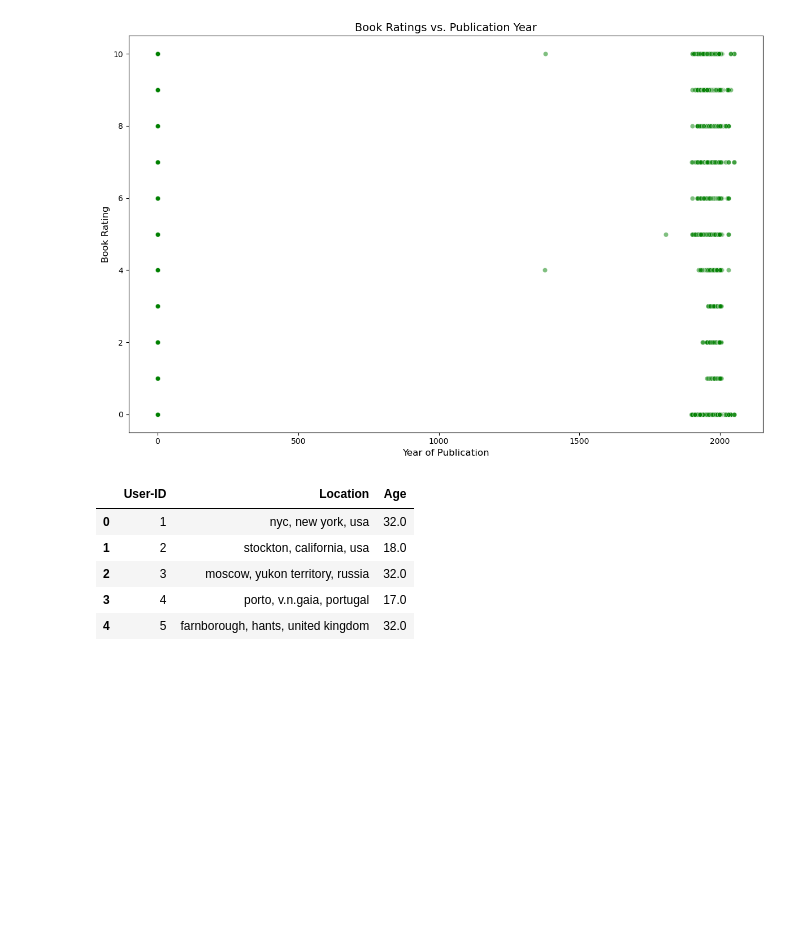
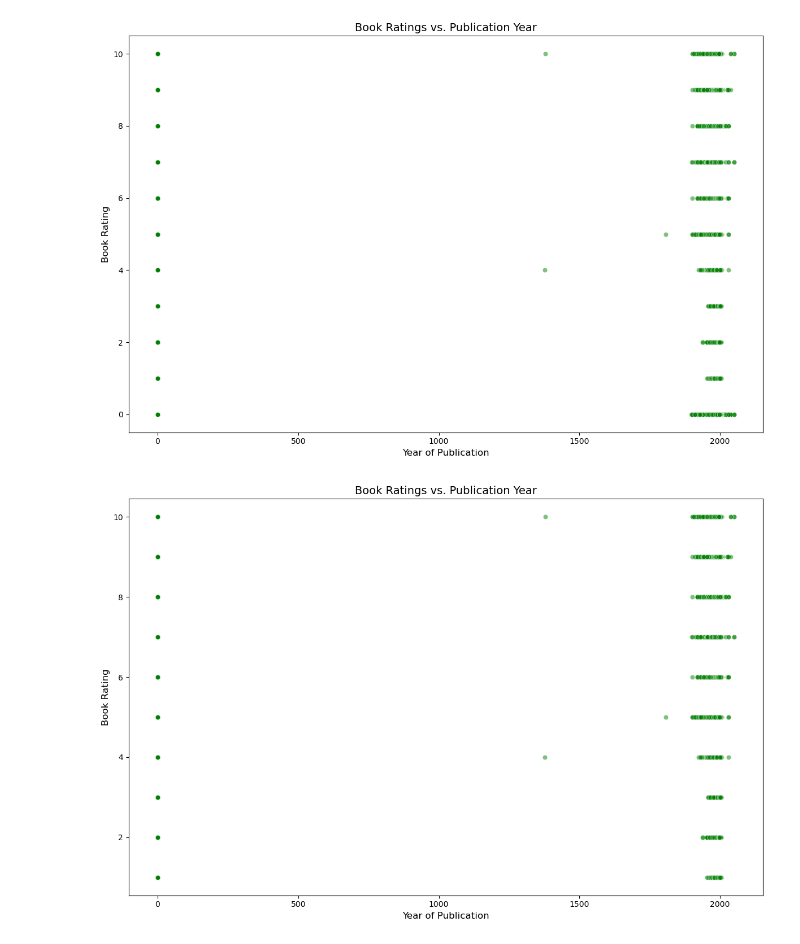
Before and after one commit to sohebkh13/ExcelR_Book_Recommendation_Project, a Jupyter notebook: book_recommendation.ipynb, the cells around one changed output. Cells and saved outputs as stored; diff of their text form; code cells hidden in the pictures; blank space fills up the shorter version.

```diff
--- a/book_recommendation.ipynb
+++ b/book_recommendation.ipynb
@@ -316,12 +316,24 @@ plt.tight_layout()
 plt.show()
 # %% [output]
 [figure]
-# %%
-users_df.head()
-# %% [output]
-|  | User-ID | Location | Age |
-| 0 | 1 | nyc, new york, usa | 32.0 |
-| 1 | 2 | stockton, california, usa | 18.0 |
-| 2 | 3 | moscow, yukon territory, russia | 32.0 |
-| 3 | 4 | porto, v.n.gaia, portugal | 17.0 |
-| 4 | 5 | farnborough, hants, united kingdom | 32.0 |
+# %%
+# Ensure 'Year-Of-Publication' is numeric in merged_df for filtering
+merged_df['Year-Of-Publication'] = pd.to_numeric(merged_df['Year-Of-Publication'], errors='coerce')
+
+# Filter merged_df to include only publication years that are in books_df
+valid_years = books_df['Year-Of-Publication'].unique()
+merged_df = merged_df[merged_df['Year-Of-Publication'].isin(valid_years)]
+
+# Remove books with a rating of 0
+merged_df = merged_df[merged_df['Book-Rating'] != 0]
+
+# Plot the relationship between book publication year and rating
+plt.figure(figsize=(12, 8))
+sns.scatterplot(x='Year-Of-Publication', y='Book-Rating', data=merged_df, alpha=0.5, color='green')
+plt.title('Book Ratings vs. Publication Year', fontsize=14)
+plt.xlabel('Year of Publication', fontsize=12)
+plt.ylabel('Book Rating', fontsize=12)
+plt.tight_layout()
+plt.show()
+# %% [output]
+[figure, added]
```
Also changed, not shown: parts of 33 cells of this notebook.
